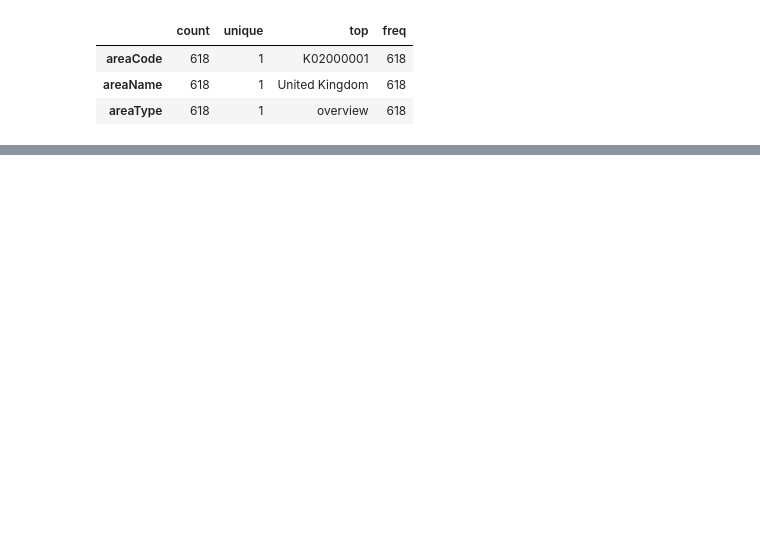
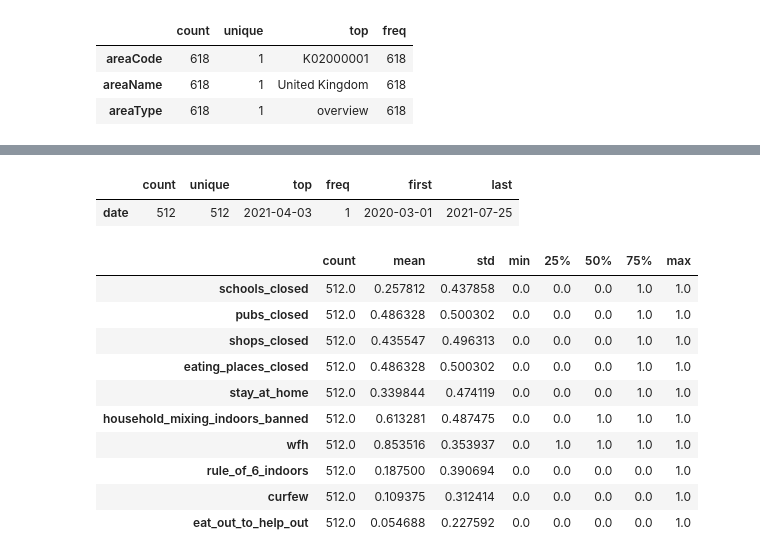
Before and after one commit to montgoz007/corona-modelling, a Jupyter notebook: EDA.ipynb, the cells around one changed output, grey strips where cells are left out. Saved outputs shown, nothing was run; the diff lists cells and outputs as text; code cells hidden in the pictures; blank space fills up the shorter version.

```diff
--- a/EDA.ipynb
+++ b/EDA.ipynb
@@ -51,0 +68,3 @@ covid_data.describe(include=['object']).T
+# %%
+restrictions_data = pd.read_csv(r'data\restrictions_daily.csv', parse_dates=['date'])
+restrictions_data.head(5)
@@ -51,0 +103,19 @@ covid_data.describe(include=['object']).T
+# %%
+restrictions_data.describe(include=['datetime']).T
+# %% [output]
+|  | count | unique | top | freq | first | last |
+| date | 512 | 512 | 2021-04-03 | 1 | 2020-03-01 | 2021-07-25 |
+# %%
+restrictions_data.describe().T
+# %% [output]
+|  | count | mean | std | min | 25% | 50% | 75% | max |
+| schools_closed | 512.0 | 0.257812 | 0.437858 | 0.0 | 0.0 | 0.0 | 1.0 | 1.0 |
+| pubs_closed | 512.0 | 0.486328 | 0.500302 | 0.0 | 0.0 | 0.0 | 1.0 | 1.0 |
+| shops_closed | 512.0 | 0.435547 | 0.496313 | 0.0 | 0.0 | 0.0 | 1.0 | 1.0 |
+| eating_places_closed | 512.0 | 0.486328 | 0.500302 | 0.0 | 0.0 | 0.0 | 1.0 | 1.0 |
+| stay_at_home | 512.0 | 0.339844 | 0.474119 | 0.0 | 0.0 | 0.0 | 1.0 | 1.0 |
+| household_mixing_indoors_banned | 512.0 | 0.613281 | 0.487475 | 0.0 | 0.0 | 1.0 | 1.0 | 1.0 |
+| wfh | 512.0 | 0.853516 | 0.353937 | 0.0 | 1.0 | 1.0 | 1.0 | 1.0 |
+| rule_of_6_indoors | 512.0 | 0.187500 | 0.390694 | 0.0 | 0.0 | 0.0 | 0.0 | 1.0 |
+| curfew | 512.0 | 0.109375 | 0.312414 | 0.0 | 0.0 | 0.0 | 0.0 | 1.0 |
+| eat_out_to_help_out | 512.0 | 0.054688 | 0.227592 | 0.0 | 0.0 | 0.0 | 0.0 | 1.0 |
```
Also changed, not shown: parts of 10 cells of this notebook.
